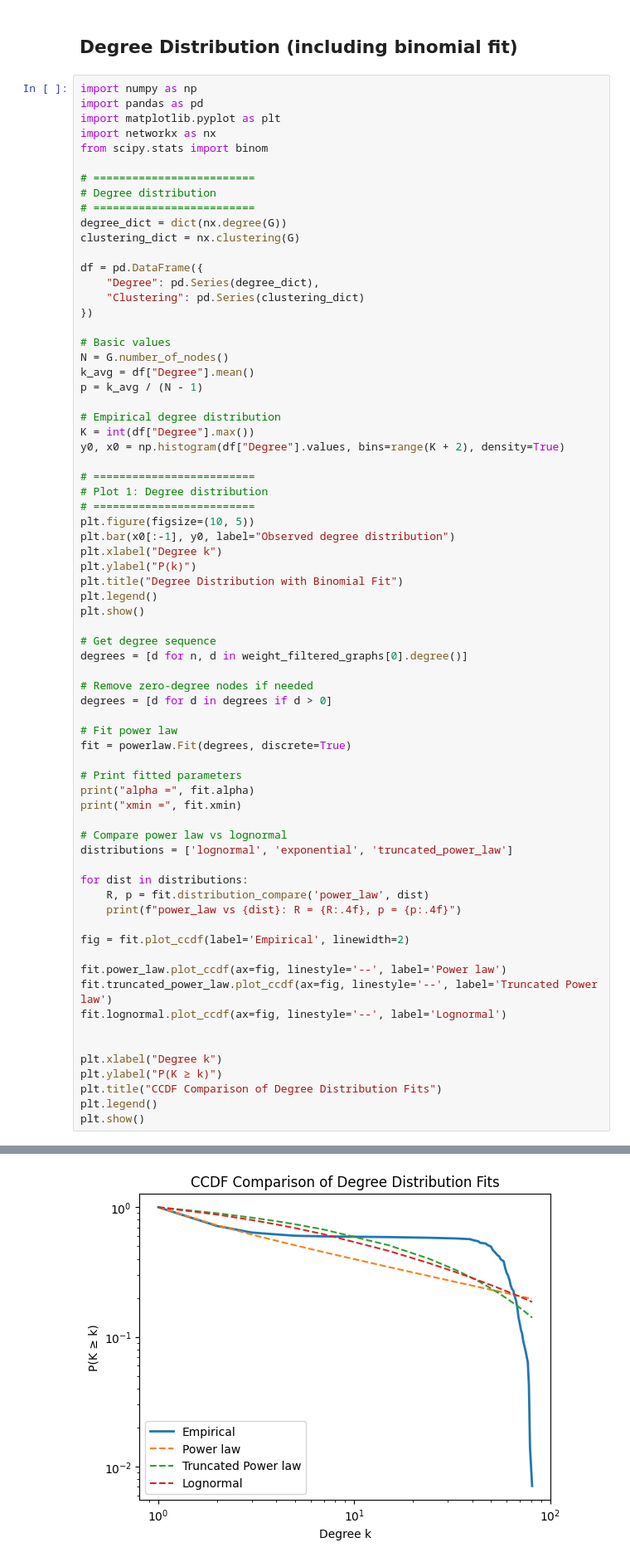
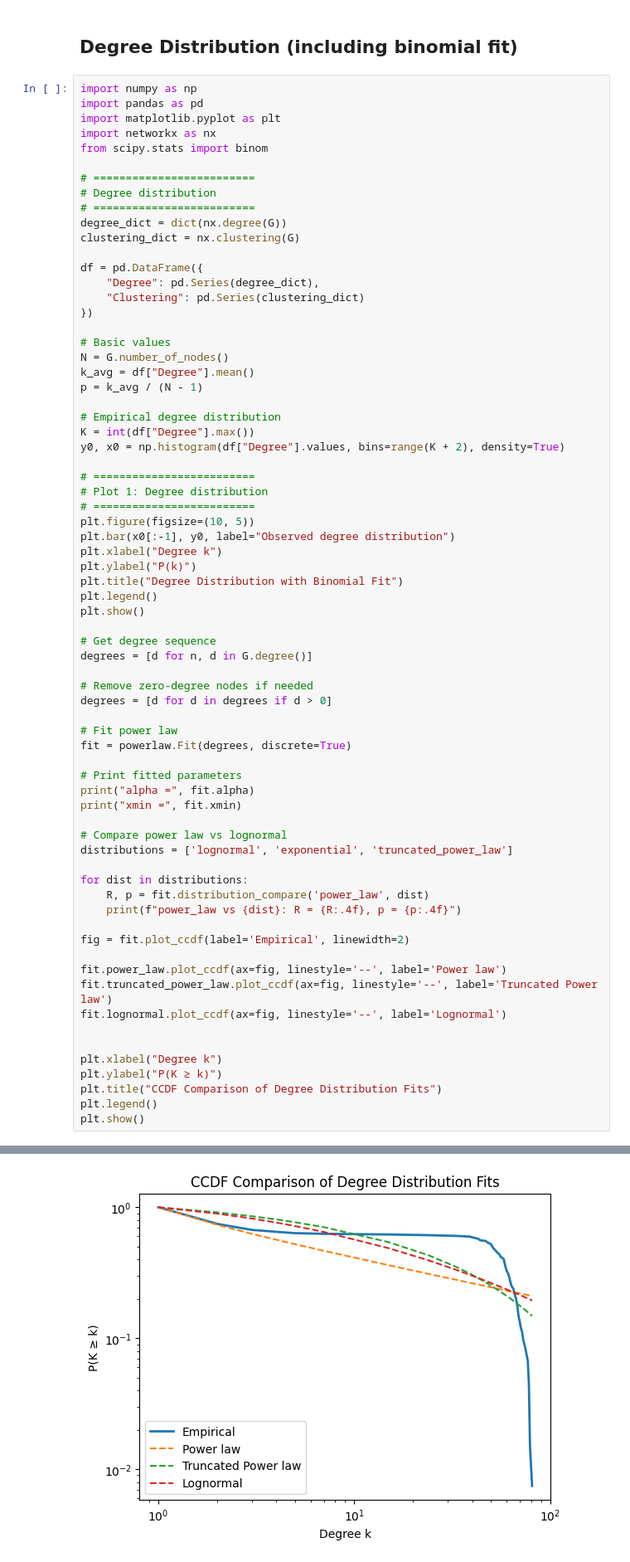
Before and after one commit to jiayizhang123/CPSC672-Project, a Jupyter notebook: Project-citibike.ipynb, the cells around one changed output, grey strips where cells are left out. Shown at 83% size. Saved outputs shown, nothing was run; the diff lists cells and outputs as text.

```diff
--- a/Project-citibike.ipynb
+++ b/Project-citibike.ipynb
@@ -118,7 +118,7 @@ plt.legend()
 plt.show()
 
 # Get degree sequence
-degrees = [d for n, d in weight_filtered_graphs[0].degree()]
+degrees = [d for n, d in G.degree()]
 
 # Remove zero-degree nodes if needed
 degrees = [d for d in degrees if d > 0]
@@ -160,4 +160,4 @@ power_law vs truncated_power_law: R = -43.2022, p = 0.0000
-[figure, old version]
+[figure, new version]
 # %% [markdown]
 # Density Based on Weighted Edge Thresholds
 # %%
```
Also changed, not shown: parts of 3 cells of this notebook.
